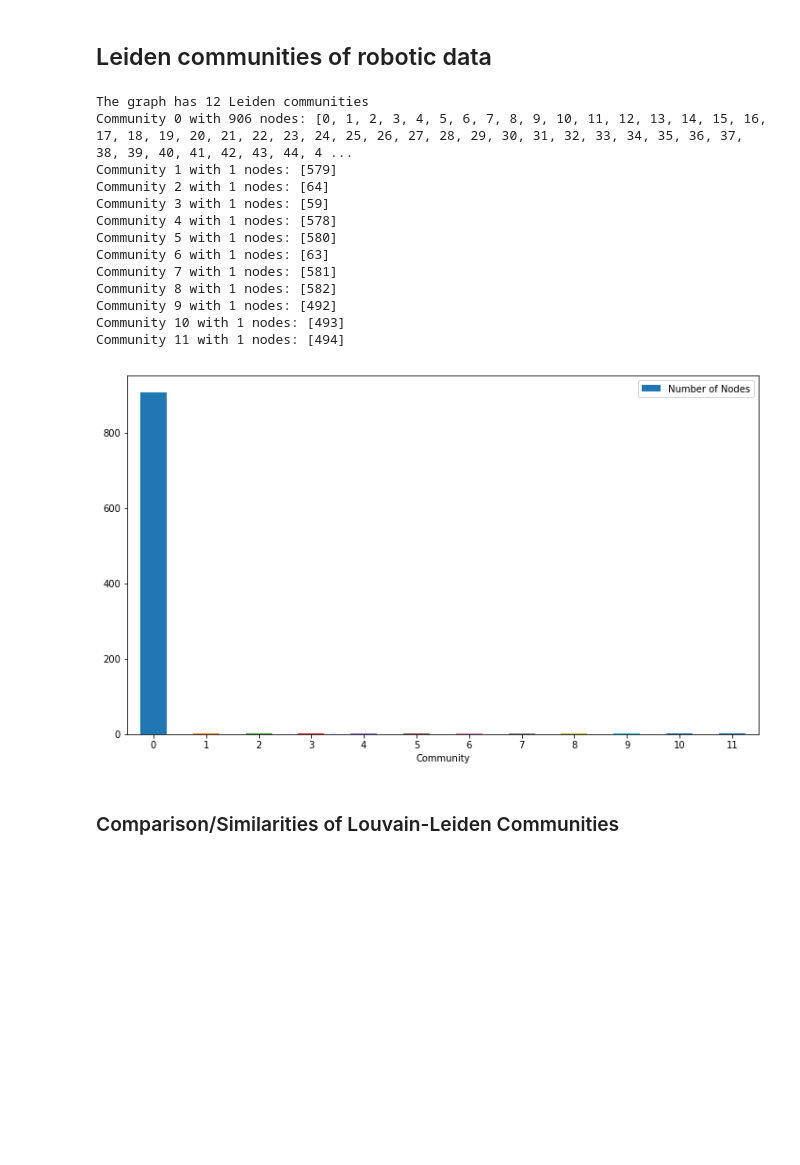
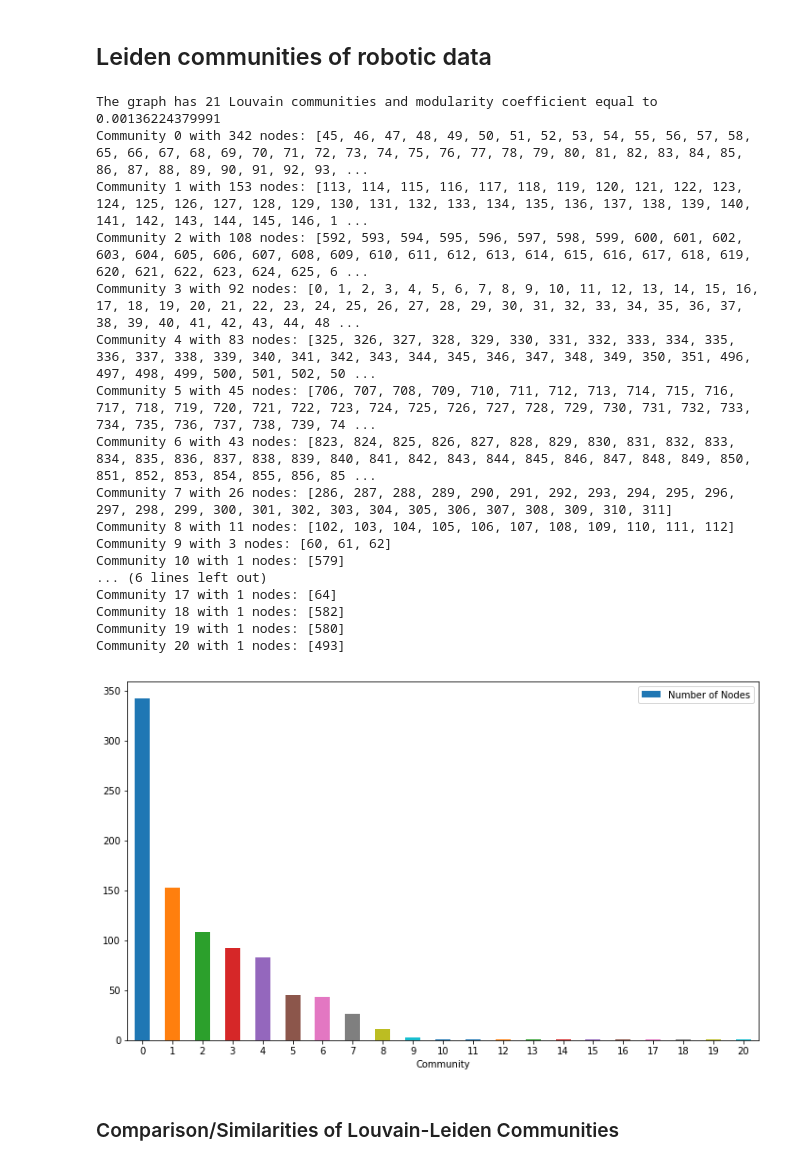
Before and after one commit to mboudour/RobotNets, a Jupyter notebook: Communities.ipynb, the cells around one changed output. Saved outputs shown, nothing was run; the diff lists cells and outputs as text; code cells hidden in the pictures; blank space fills up the shorter version.

```diff
--- a/Communities.ipynb
+++ b/Communities.ipynb
@@ -138,9 +142,16 @@ g.add_vertices(G.nodes())
 g.add_edges(G.edges())
 
 partition = leidenalg.find_partition(g, leidenalg.ModularityVertexPartition);
+# partition = leidenalg.find_partition(g, leidenalg.ModularityVertexPartition, weights=’weight’);
 
 kk=len(list(partition))
-print 'The graph has', kk, 'Leiden communities'
+partd={}
+for i,j in list(enumerate(cml)):
+    for jj in j:
+        partd[jj]=i
+modularity=community.modularity(partd, G, weight='weight')
+print 'The graph has', kk, 'Louvain communities and modularity coefficient equal to', modularity
+
 cml=list(partition)
 cmd={}
 for j in range(kk):
@@ -401,53 +414,67 @@ g.es["weight"]=[e[2]['weight'] for e in G.edges(data=True)]
 # g.add_vertices(H.nodes())
 # g.add_edges(H.edges())
 
-partition = leidenalg.find_partition(g, leidenalg.ModularityVertexPartition);
+# partition = leidenalg.find_partition(g, leidenalg.ModularityVertexPartition);
+partition = leidenalg.find_partition(g, leidenalg.ModularityVertexPartition, weights='weight');
 
 # mpart=[]
 # for i in list(partition):
 #     t=[]
 #     for j in i:
 #         for k,v in mapping.items():
 #             if v==j:
 #                 t.append(k)
 #     mpart.append(t)
 
+
 kk=len(list(partition))
-print 'The graph has', kk, 'Leiden communities'
+
 cml=list(partition)
+partd={}
+for i,j in list(enumerate(cml)):
+    for jj in j:
+        partd[jj]=i
+modularity=community.modularity(partd, G, weight='weight')
+print 'The graph has', kk, 'Louvain communities and modularity coefficient equal to', modularity
+
+
 # cml=mpart
 
 cmd={}
 for j in range(kk):
     cmd[tuple(cml[j])]=len(cml[j])
 cmd
 ocmd=sorted(cmd.iteritems(), key=operator.itemgetter(1), reverse=True)
 eocmd=enumerate(ocmd)
 commsd={}
 leiden_comm_membership={}
 for i in eocmd:
     print 'Community', i[0], 'with', i[1][1], 'nodes:', list(i[1][0])
     commsd[i[0]]=i[1][1]
     ts=list(i[1][0])
     leiden_comm_membership[i[0]]=ts
 
 ddf=pd.DataFrame(commsd.items(), columns=['Community', 'Number of Nodes'])
 ddf.plot.bar(x='Community', y='Number of Nodes', figsize=(12,7),rot=0);
 # %% [output]
-The graph has 12 Leiden communities
-Community 0 with 906 nodes: [0, 1, 2, 3, 4, 5, 6, 7, 8, 9, 10, 11, 12, 13, 14, 15, 16, 17, 18, 19, 20, 21, 22, 23, 24, 25, 26, 27, 28, 29, 30, 31, 32, 33, 34, 35, 36, 37, 38, 39, 40, 41, 42, 43, 44, 4 ...
-Community 1 with 1 nodes: [579]
-Community 2 with 1 nodes: [64]
-Community 3 with 1 nodes: [59]
-Community 4 with 1 nodes: [578]
-Community 5 with 1 nodes: [580]
-Community 6 with 1 nodes: [63]
-Community 7 with 1 nodes: [581]
-Community 8 with 1 nodes: [582]
-Community 9 with 1 nodes: [492]
-Community 10 with 1 nodes: [493]
-Community 11 with 1 nodes: [494]
+The graph has 21 Louvain communities and modularity coefficient equal to 0.00136224379991
+Community 0 with 342 nodes: [45, 46, 47, 48, 49, 50, 51, 52, 53, 54, 55, 56, 57, 58, 65, 66, 67, 68, 69, 70, 71, 72, 73, 74, 75, 76, 77, 78, 79, 80, 81, 82, 83, 84, 85, 86, 87, 88, 89, 90, 91, 92, 93, ...
+Community 1 with 153 nodes: [113, 114, 115, 116, 117, 118, 119, 120, 121, 122, 123, 124, 125, 126, 127, 128, 129, 130, 131, 132, 133, 134, 135, 136, 137, 138, 139, 140, 141, 142, 143, 144, 145, 146, 1 ...
+Community 2 with 108 nodes: [592, 593, 594, 595, 596, 597, 598, 599, 600, 601, 602, 603, 604, 605, 606, 607, 608, 609, 610, 611, 612, 613, 614, 615, 616, 617, 618, 619, 620, 621, 622, 623, 624, 625, 6 ...
+Community 3 with 92 nodes: [0, 1, 2, 3, 4, 5, 6, 7, 8, 9, 10, 11, 12, 13, 14, 15, 16, 17, 18, 19, 20, 21, 22, 23, 24, 25, 26, 27, 28, 29, 30, 31, 32, 33, 34, 35, 36, 37, 38, 39, 40, 41, 42, 43, 44, 48 ...
+Community 4 with 83 nodes: [325, 326, 327, 328, 329, 330, 331, 332, 333, 334, 335, 336, 337, 338, 339, 340, 341, 342, 343, 344, 345, 346, 347, 348, 349, 350, 351, 496, 497, 498, 499, 500, 501, 502, 50 ...
+Community 5 with 45 nodes: [706, 707, 708, 709, 710, 711, 712, 713, 714, 715, 716, 717, 718, 719, 720, 721, 722, 723, 724, 725, 726, 727, 728, 729, 730, 731, 732, 733, 734, 735, 736, 737, 738, 739, 74 ...
+Community 6 with 43 nodes: [823, 824, 825, 826, 827, 828, 829, 830, 831, 832, 833, 834, 835, 836, 837, 838, 839, 840, 841, 842, 843, 844, 845, 846, 847, 848, 849, 850, 851, 852, 853, 854, 855, 856, 85 ...
+Community 7 with 26 nodes: [286, 287, 288, 289, 290, 291, 292, 293, 294, 295, 296, 297, 298, 299, 300, 301, 302, 303, 304, 305, 306, 307, 308, 309, 310, 311]
+Community 8 with 11 nodes: [102, 103, 104, 105, 106, 107, 108, 109, 110, 111, 112]
+Community 9 with 3 nodes: [60, 61, 62]
+Community 10 with 1 nodes: [579]
+... (6 lines left out)
+Community 17 with 1 nodes: [64]
+Community 18 with 1 nodes: [582]
+Community 19 with 1 nodes: [580]
+Community 20 with 1 nodes: [493]
-[figure, old version]
+[figure, new version]
 # %% [markdown]
 ### Comparison/Similarities of Louvain-Leiden Communities
 # %%
```
Also changed, not shown: parts of 14 cells of this notebook.
